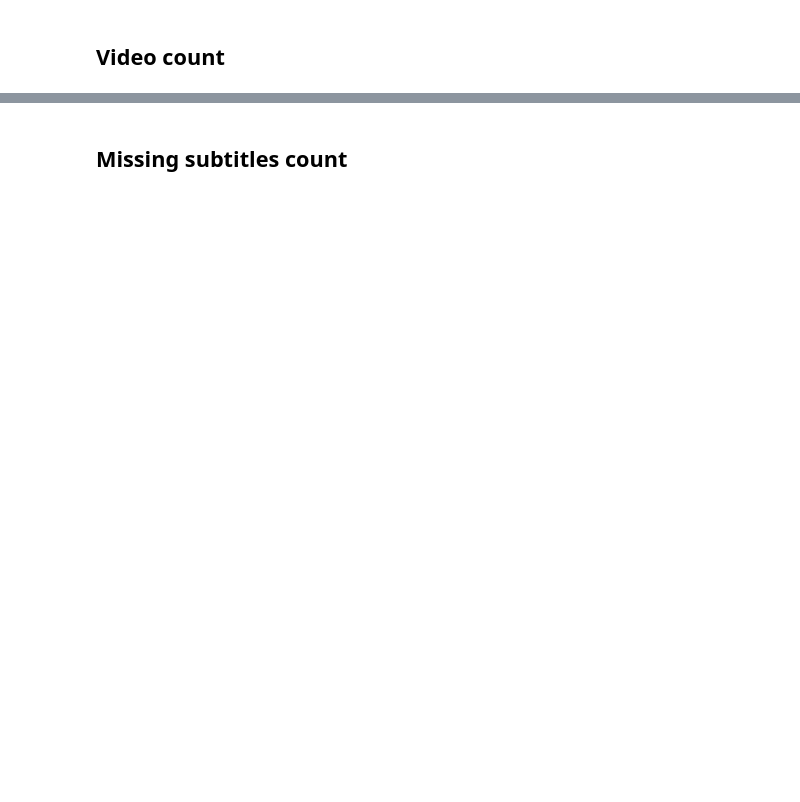
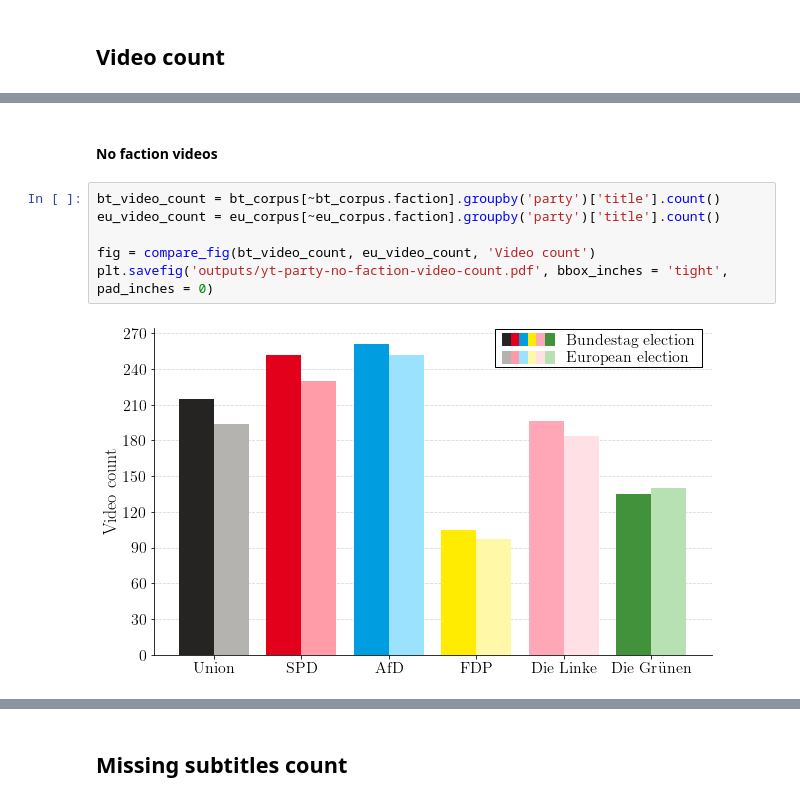
Before and after one commit to mightymicha/caption-party, a Jupyter notebook: analysis/YT-Metadata-Analysis.ipynb, the cells around one changed output, grey strips where cells are left out. Cells and saved outputs as stored; diff of their text form; blank space fills up the shorter version.

```diff
--- a/analysis/YT-Metadata-Analysis.ipynb
+++ b/analysis/YT-Metadata-Analysis.ipynb
@@ -142,0 +258,10 @@ plt.savefig('outputs/yt-party-videos.pdf', bbox_inches = 'tight', pad_inches = 0
+# %% [markdown]
+#### No faction videos
+# %%
+bt_video_count = bt_corpus[~bt_corpus.faction].groupby('party')['title'].count()
+eu_video_count = eu_corpus[~eu_corpus.faction].groupby('party')['title'].count()
+
+fig = compare_fig(bt_video_count, eu_video_count, 'Video count')
+plt.savefig('outputs/yt-party-no-faction-video-count.pdf', bbox_inches = 'tight', pad_inches = 0)
+# %% [output]
+[figure, added]
```
Also changed, not shown: parts of 36 cells of this notebook, 20 other files.
